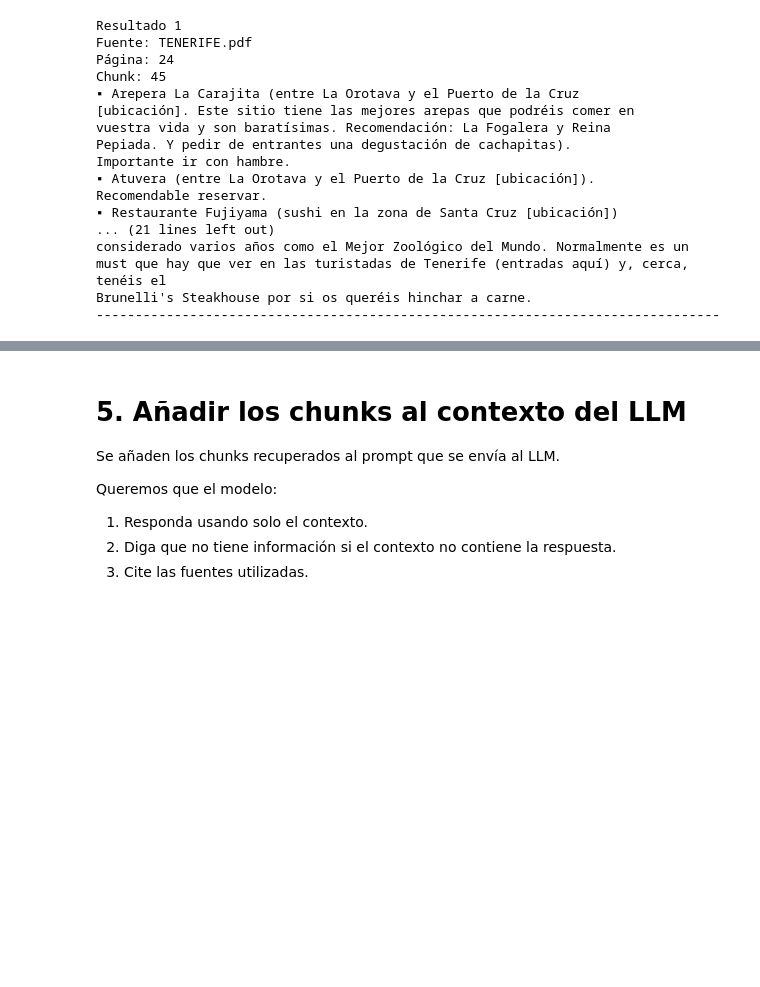
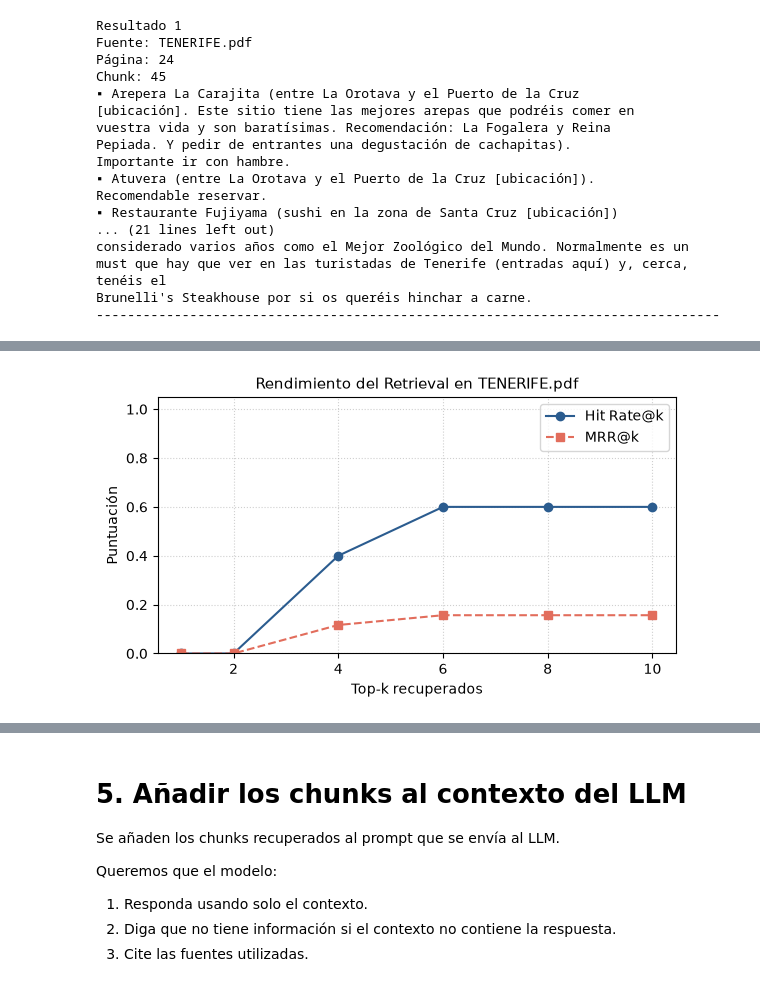
Before and after one commit to jaimeloci/pontia-llms-entrega-final, a Jupyter notebook: notebooks/exploracion/exploracion_datos.ipynb, the cells around one changed output, grey strips where cells are left out. Cells and saved outputs as stored; diff of their text form; code cells hidden in the pictures; blank space fills up the shorter version.

```diff
--- a/notebooks/exploracion/exploracion_datos.ipynb
+++ b/notebooks/exploracion/exploracion_datos.ipynb
@@ -159,6 +164,3 @@ Cruz sería:
 - Una vez llegados a Plaza España, callejear un poco (subir la Calle Castillo
 
 Metadata: {'source': '..\\..\\data\\raw\\TENERIFE.pdf', 'page': 0, 'page_label': '1', 'total_pages': 25, 'start_index': 0, 'chunk_id': 0, 'source_name': 'TENERIFE.pdf'}
-# %%
-for doc in splits:
-    print(f"Chunk {doc.metadata['chunk_id']} | Página {doc.metadata.get('page')} | Caracteres: {len(doc.page_content)}")
@@ -241,0 +229,76 @@ Sería conveniente crear chunks con otra estrategia. Una estrategia que tuviera
+# %%
+# 1. Dataset de prueba sobre TENERIFE.pdf
+EVAL_DATASET = [
+    {
+        "query": "¿En qué municipio está el Lago Martiánez y quién lo diseñó?",
+        "expected_page": 4,
+        "keywords": ["Puerto de la Cruz", "César Manrique"],
+    },
+    {
+        "query": "¿Qué particularidad tiene el reloj de la Iglesia de la Concepción de La Laguna?",
+        "expected_page": 3,
+        "keywords": ["IIII", "reloj"],
+    },
+    {
+        "query": "¿Cómo se accede a Punta de Teno actualmente?",
+        "expected_page": 14,
+        "keywords": ["guagua", "369", "Titsa"],
+    },
+    {
+        "query": "¿Qué se come en La Cueva de Casiano?",
+        "expected_page": 24,
+        "keywords": ["batata", "almogrote"],
+    },
+    {
+        "query": "¿Qué guachinche auténtico no tiene carta?",
+        "expected_page": 24,
+        "keywords": ["El Cubano", "vino", "Seven Up"],
+    },
+]
+
+
+def evaluate_retrieval(vector_store, dataset: list[dict], k_values=(1, 2, 4, 6, 8, 10)):
+    """Calcula Hit Rate@k y MRR@k para diferentes profundidades de búsqueda."""
+    results = {k: {"hits": 0, "reciprocal_ranks": []} for k in k_values}
+
+    for item in dataset:
+        for k in k_values:
+            retrieved = vector_store.similarity_search(item["query"], k=k)
+            retrieved_pages = [doc.metadata.get("page") for doc in retrieved]
+
+            # Verificación de acierto
+            expected = item["expected_page"]
+            if expected in retrieved_pages:
+                results[k]["hits"] += 1
+                rank = retrieved_pages.index(expected) + 1
+                results[k]["reciprocal_ranks"].append(1.0 / rank)
+            else:
+                results[k]["reciprocal_ranks"].append(0.0)
+
+    total = len(dataset)
+    metrics_summary = []
+    for k in k_values:
+        hit_rate = results[k]["hits"] / total
+        mrr = sum(results[k]["reciprocal_ranks"]) / total
+        metrics_summary.append({"k": k, "Hit Rate": hit_rate, "MRR": mrr})
+
+    return pd.DataFrame(metrics_summary)
+
+
+# Ejecución y visualización
+df_metrics = evaluate_retrieval(vector_store, EVAL_DATASET)
+print(df_metrics)
+
+# Gráfico para el notebook
+fig, ax = plt.subplots(figsize=(6, 3.5))
+ax.plot(df_metrics["k"], df_metrics["Hit Rate"], marker="o", label="Hit Rate@k", color="#2b5c8f")
+ax.plot(df_metrics["k"], df_metrics["MRR"], marker="s", linestyle="--", label="MRR@k", color="#e26d5c")
+ax.set_title("Rendimiento del Retrieval en TENERIFE.pdf", fontsize=11)
+ax.set_xlabel("Top-k recuperados")
+ax.set_ylabel("Puntuación")
+ax.set_ylim(0, 1.05)
+ax.grid(True, linestyle=":", alpha=0.6)
+ax.legend()
+plt.tight_layout()
+plt.show()
+# %% [output]
@@ -241,0 +312 @@ Sería conveniente crear chunks con otra estrategia. Una estrategia que tuviera
+[figure, added]
```
Also changed, not shown: parts of 24 cells of this notebook, 2 other files.
